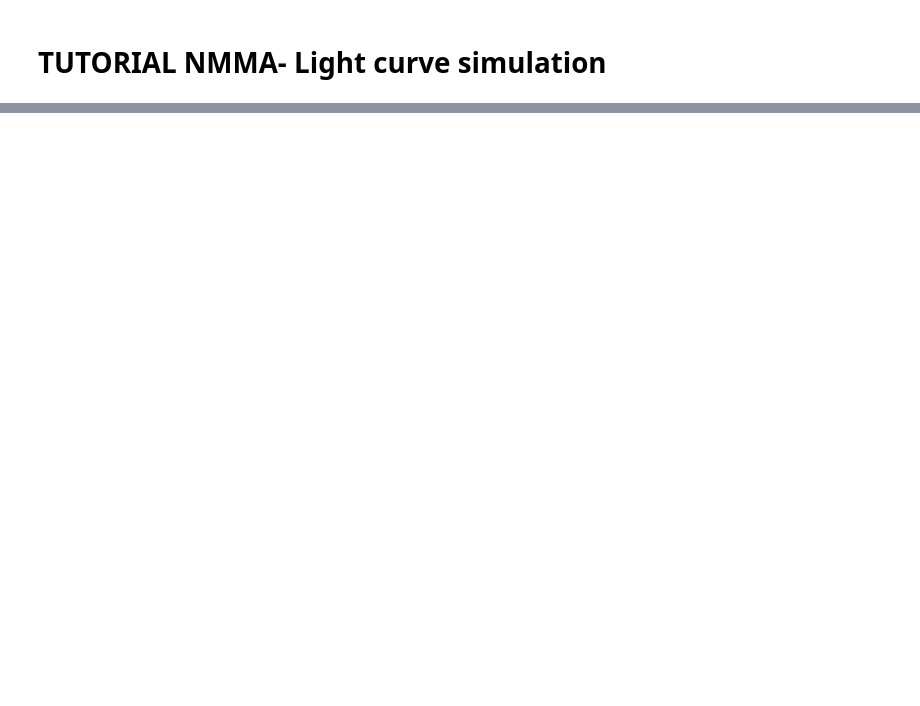
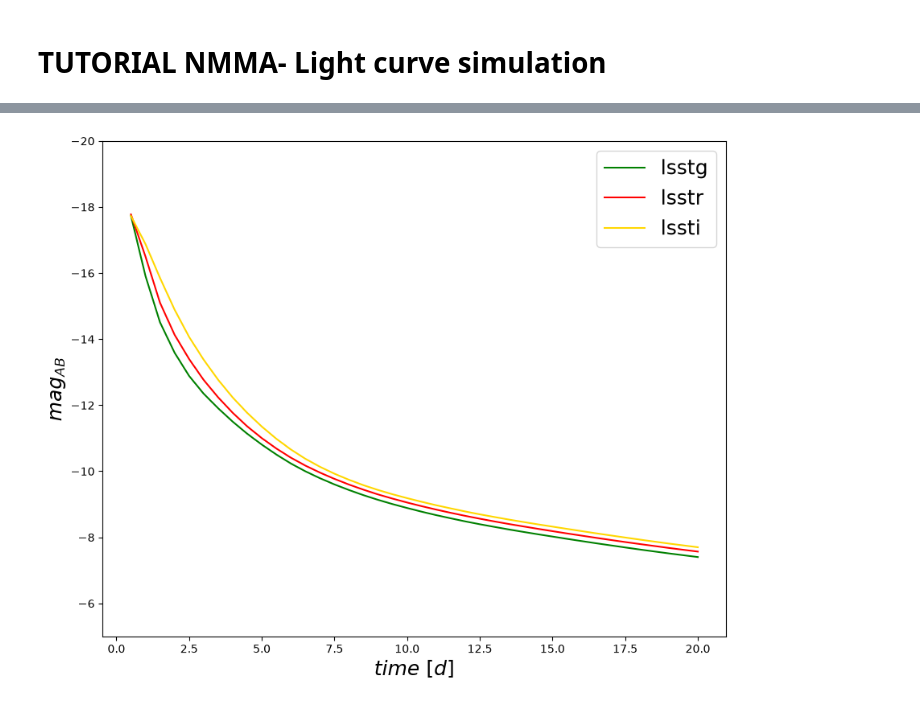
Before and after one commit to nuclear-multimessenger-astronomy/nmma, a Jupyter notebook: tutorials/tutorial-lightcurve_simulation.ipynb, the cells around one changed output, grey strips where cells are left out. Saved outputs shown, nothing was run; the diff lists cells and outputs as text; code cells hidden in the pictures; blank space fills up the shorter version.

```diff
--- a/tutorials/tutorial-lightcurve_simulation.ipynb
+++ b/tutorials/tutorial-lightcurve_simulation.ipynb
@@ -418,0 +400,13 @@ plt.show()
+# %%
+fig, ax = plt.subplots(1,1,figsize=(10,8))
+for f in colors.keys():
+    m = np.array(mag_combined_fiesta[f])
+    ax.plot(sample_times, m,'-', label=f,color=colors[f])
+    ax.set_ylabel(r'$mag_{AB}$', fontsize=18)
+    ax.set_xlabel(r'$time~[d]$', fontsize=18)
+    ax.ticklabel_format(useOffset=False)
+    #ax.set_xscale('log')
+    ax.set_ylim([-5,-20])
+    ax.legend(fontsize=18)
+# %% [output]
+[figure, added]
```
Also changed, not shown: parts of 58 cells of this notebook, 2 other files.
